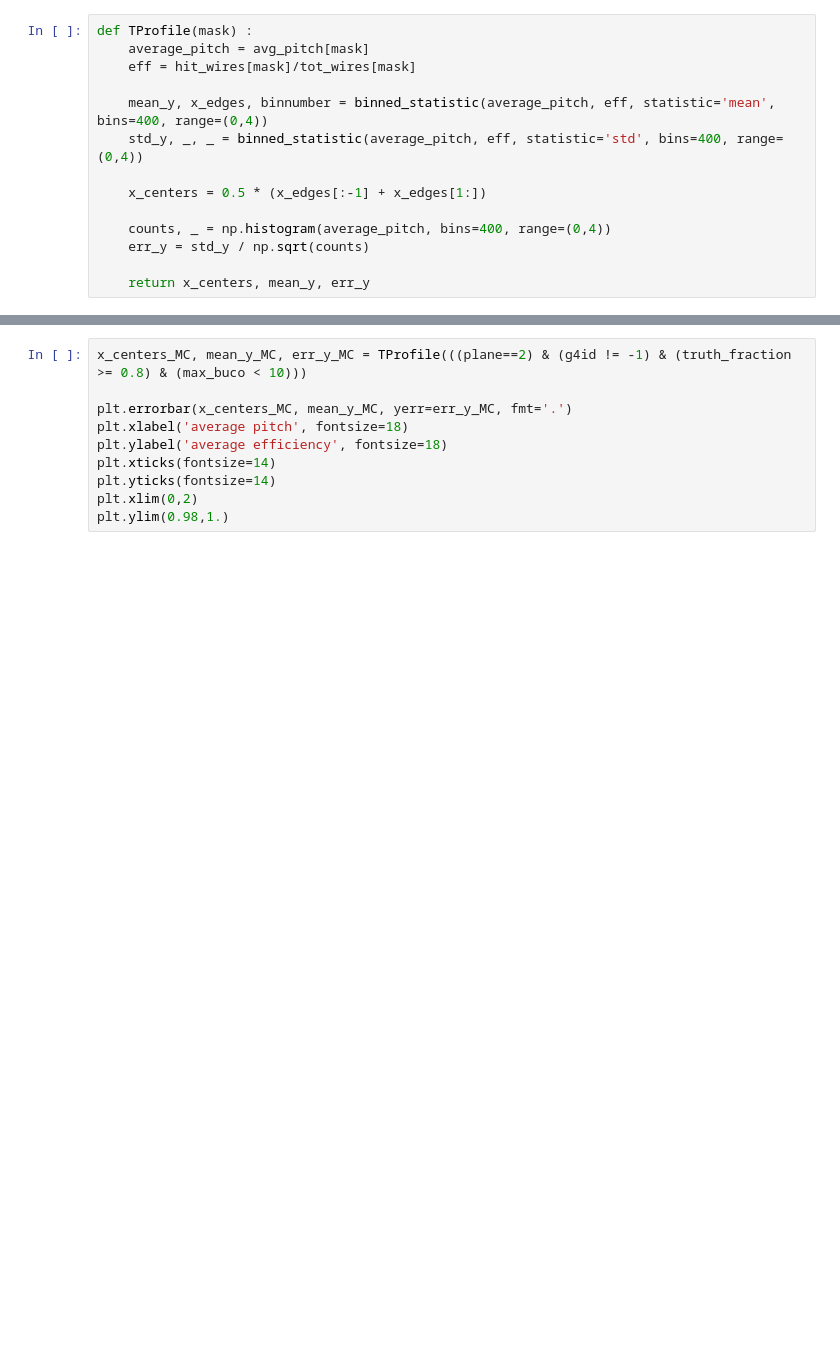
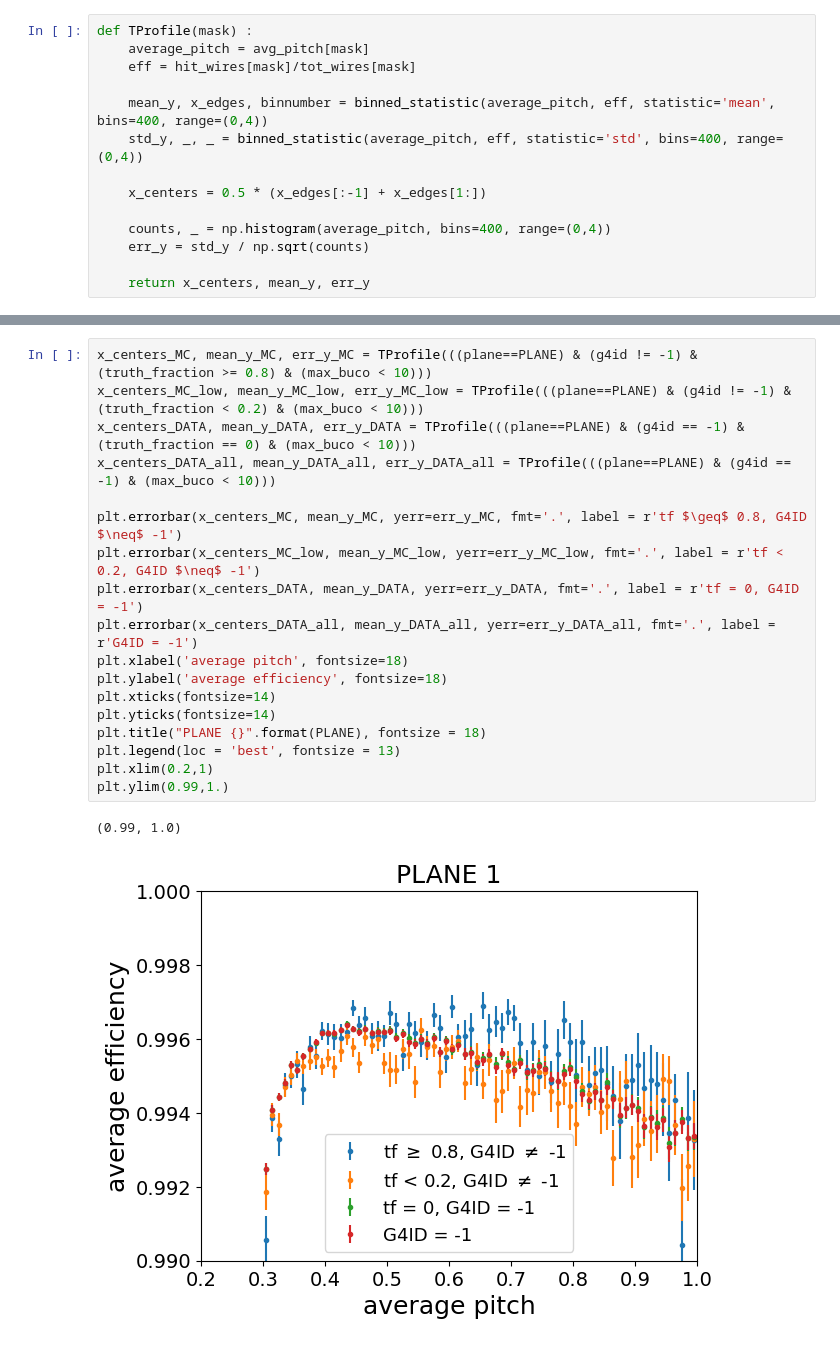
Before and after one commit to NicolaSommaggio/NicolaICARUS, a Jupyter notebook: systematics/ReadEffTree.ipynb, the cells around one changed output, grey strips where cells are left out. Cells and saved outputs as stored; diff of their text form; blank space fills up the shorter version.

```diff
--- a/systematics/ReadEffTree.ipynb
+++ b/systematics/ReadEffTree.ipynb
@@ -57,10 +88,21 @@ plt.ylim(0.8,1)
 # %%
-x_centers_MC, mean_y_MC, err_y_MC = TProfile(((plane==2) & (g4id != -1) & (truth_fraction >= 0.8) & (max_buco < 10)))
+x_centers_MC, mean_y_MC, err_y_MC = TProfile(((plane==PLANE) & (g4id != -1) & (truth_fraction >= 0.8) & (max_buco < 10)))
+x_centers_MC_low, mean_y_MC_low, err_y_MC_low = TProfile(((plane==PLANE) & (g4id != -1) & (truth_fraction < 0.2) & (max_buco < 10)))
+x_centers_DATA, mean_y_DATA, err_y_DATA = TProfile(((plane==PLANE) & (g4id == -1) & (truth_fraction == 0) & (max_buco < 10)))
+x_centers_DATA_all, mean_y_DATA_all, err_y_DATA_all = TProfile(((plane==PLANE) & (g4id == -1) & (max_buco < 10)))
 
-plt.errorbar(x_centers_MC, mean_y_MC, yerr=err_y_MC, fmt='.')
+plt.errorbar(x_centers_MC, mean_y_MC, yerr=err_y_MC, fmt='.', label = r'tf $\geq$ 0.8, G4ID $\neq$ -1')
+plt.errorbar(x_centers_MC_low, mean_y_MC_low, yerr=err_y_MC_low, fmt='.', label = r'tf < 0.2, G4ID $\neq$ -1')
+plt.errorbar(x_centers_DATA, mean_y_DATA, yerr=err_y_DATA, fmt='.', label = r'tf = 0, G4ID = -1')
+plt.errorbar(x_centers_DATA_all, mean_y_DATA_all, yerr=err_y_DATA_all, fmt='.', label = r'G4ID = -1')
 plt.xlabel('average pitch', fontsize=18)
 plt.ylabel('average efficiency', fontsize=18)
 plt.xticks(fontsize=14)
 plt.yticks(fontsize=14)
-plt.xlim(0,2)
-plt.ylim(0.98,1.)
+plt.title("PLANE {}".format(PLANE), fontsize = 18)
+plt.legend(loc = 'best', fontsize = 13)
+plt.xlim(0.2,1)
+plt.ylim(0.99,1.)
+# %% [output]
+(0.99, 1.0)
+[figure, added]
```
Also changed, not shown: parts of 5 cells of this notebook, 2 other files.
